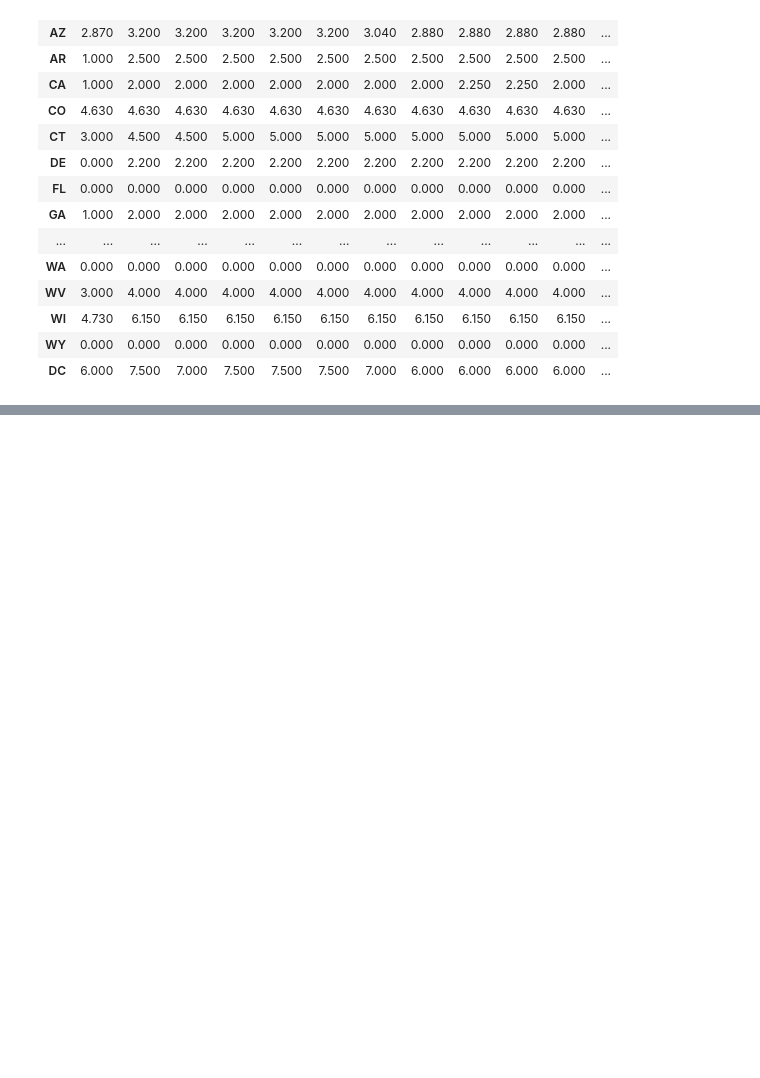
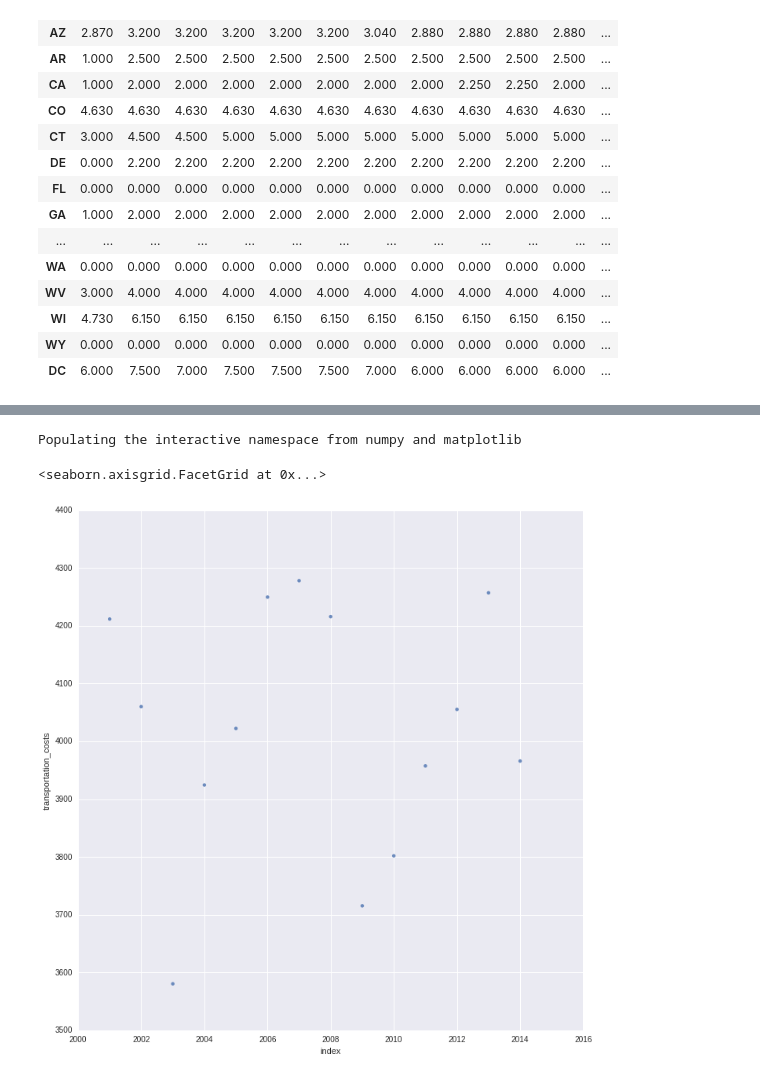
Before and after one commit to jquacinella/LivingWageModelExtension, a Jupyter notebook: Master's Thesis.ipynb, the cells around one changed output, grey strips where cells are left out. Cells and saved outputs as stored; diff of their text form; code cells hidden in the pictures; blank space fills up the shorter version.

```diff
--- a/Master's Thesis.ipynb
+++ b/Master's Thesis.ipynb
@@ -1077,0 +968,7 @@ updated_state_tax_rate_df
+# %%
+%pylab inline
+sns.lmplot('index', 'transportation_costs', data=transportation_costs_df.loc['transportation_costs'].reset_index(), fit_reg=False, size=10)
+# %% [output]
+Populating the interactive namespace from numpy and matplotlib
+<seaborn.axisgrid.FacetGrid at 0x...>
+[figure, added]
```
Also changed, not shown: parts of 23 cells of this notebook, 1 other file.
